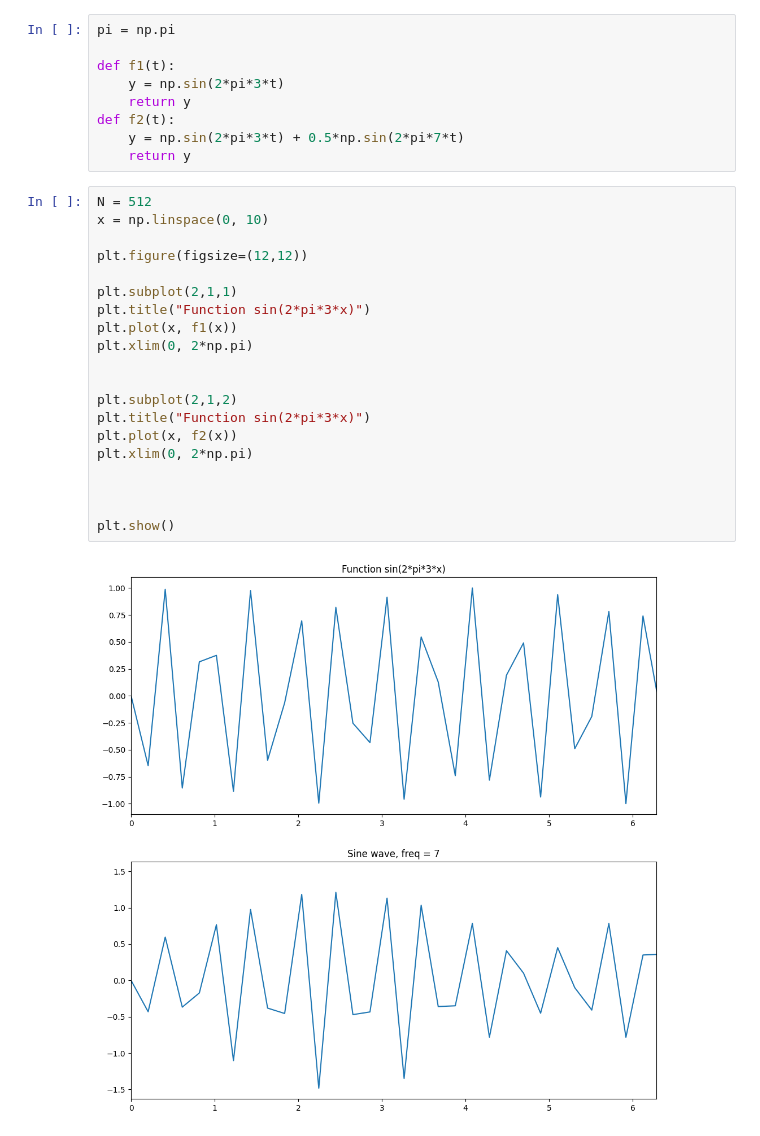
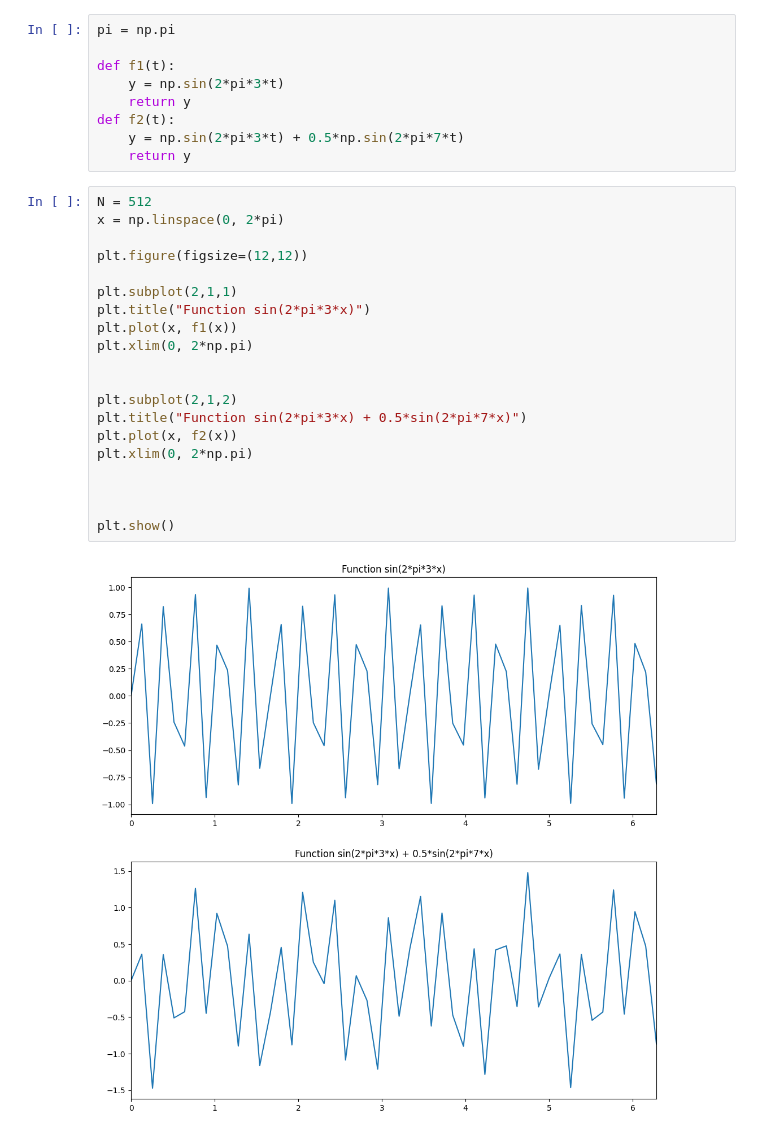
Before and after one commit to camilledussauchoy-glitch/Stage_LPENS_2026, a Jupyter notebook: Fourier_transforms_notebook.ipynb, the cells around one changed output. Saved outputs shown, nothing was run; the diff lists cells and outputs as text.

```diff
--- a/Fourier_transforms_notebook.ipynb
+++ b/Fourier_transforms_notebook.ipynb
@@ -26,23 +26,23 @@ def f2(t):
     return y
 # %%
 N = 512
-x = np.linspace(0, 10)
+x = np.linspace(0, 2*pi)
 
 plt.figure(figsize=(12,12))
 
 plt.subplot(2,1,1)
 plt.title("Function sin(2*pi*3*x)")
 plt.plot(x, f1(x))
 plt.xlim(0, 2*np.pi)
 
 
 plt.subplot(2,1,2)
-plt.title("Function sin(2*pi*3*x)")
+plt.title("Function sin(2*pi*3*x) + 0.5*sin(2*pi*7*x)")
 plt.plot(x, f2(x))
 plt.xlim(0, 2*np.pi)
 
 
 
 plt.show()
 # %% [output]
-[figure, old version]
+[figure, new version]
```
